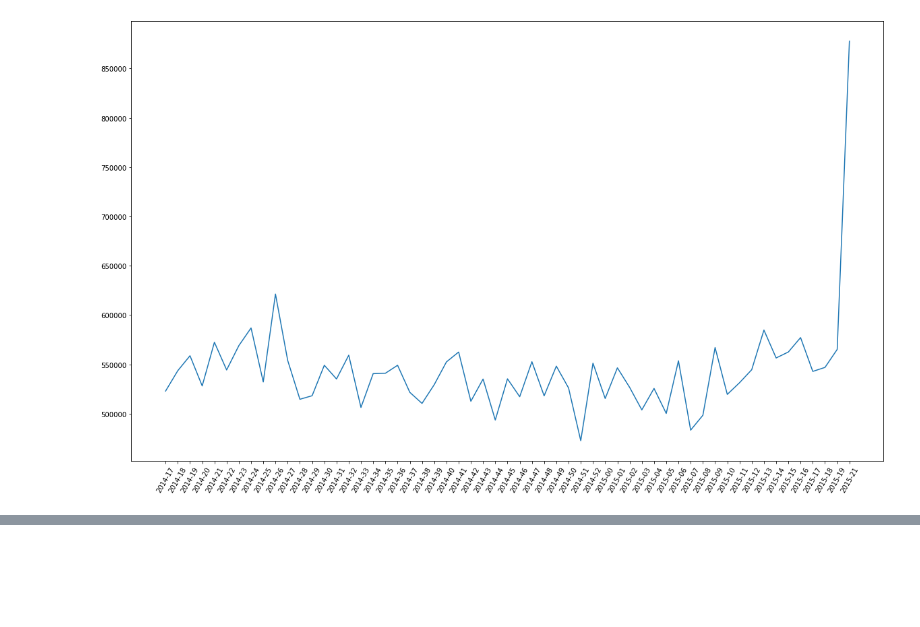
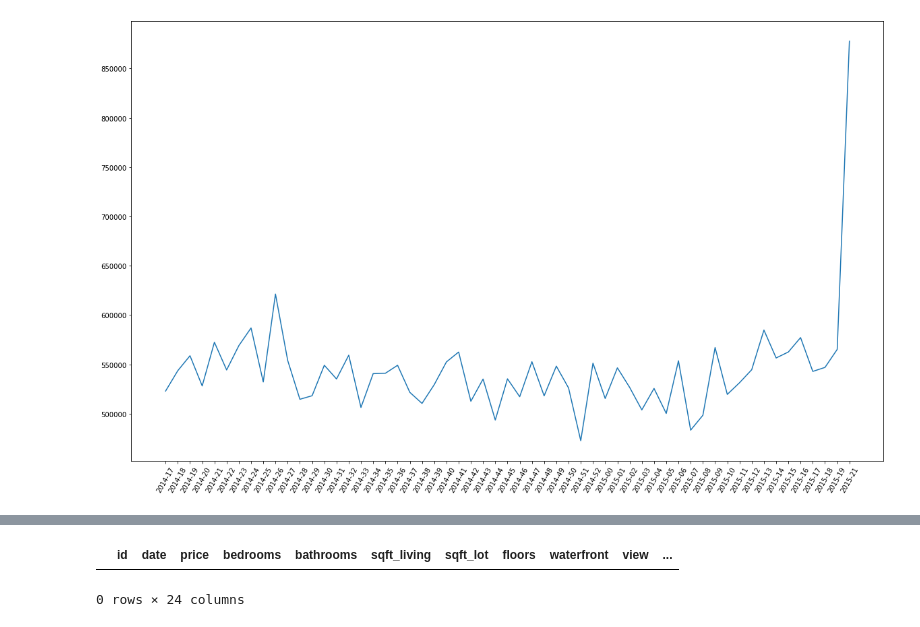
Before and after one commit to rafaelandradeslv/repos_ds, a Jupyter notebook: exercicios/code_examples.ipynb, the cells around one changed output, grey strips where cells are left out. Cells and saved outputs as stored; diff of their text form; code cells hidden in the pictures; blank space fills up the shorter version.

```diff
--- a/exercicios/code_examples.ipynb
+++ b/exercicios/code_examples.ipynb
@@ -209,0 +248,18 @@ plt.xticks(rotation=60);
+# %%
+# TRUE & TRUE
+data = df[(df['bedrooms'] == 4) & (df['floors'] == 2)]
+
+# TRUE & FALSE
+data = df[(df['bedrooms'] == 4) & (df['floors'] == 20)]
+
+# FALSE & TRUE
+data = df[(df['bedrooms'] == 50) & (df['floors'] == 2)]
+
+#FALSE & FALSE
+data = df[(df['bedrooms'] == 50) & (df['floors'] == 20)]
+
+
+data.head()
+# %% [output]
+|  | id | date | price | bedrooms | bathrooms | sqft_living | sqft_lot | floors | waterfront | view | ... |
+0 rows × 24 columns
```
Also changed, not shown: parts of 19 cells of this notebook, 2 other files.
